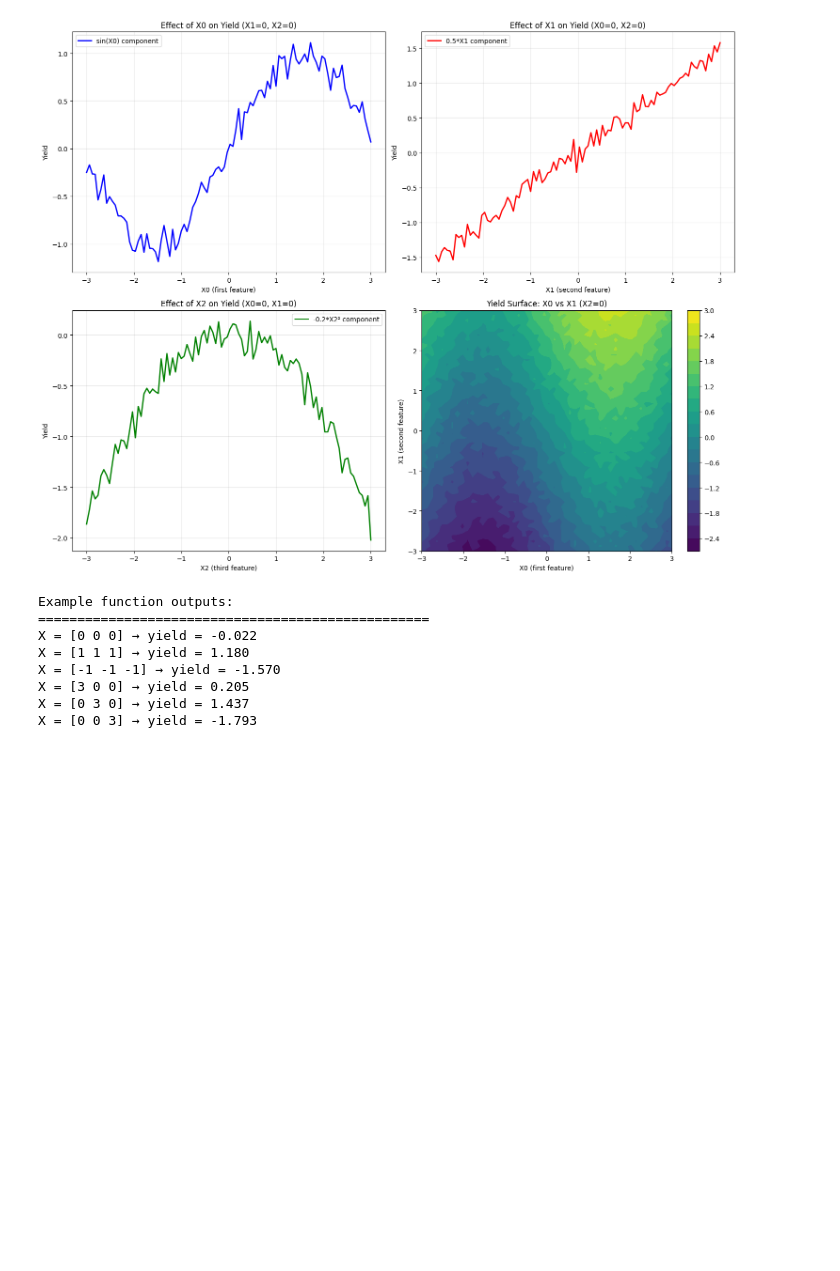
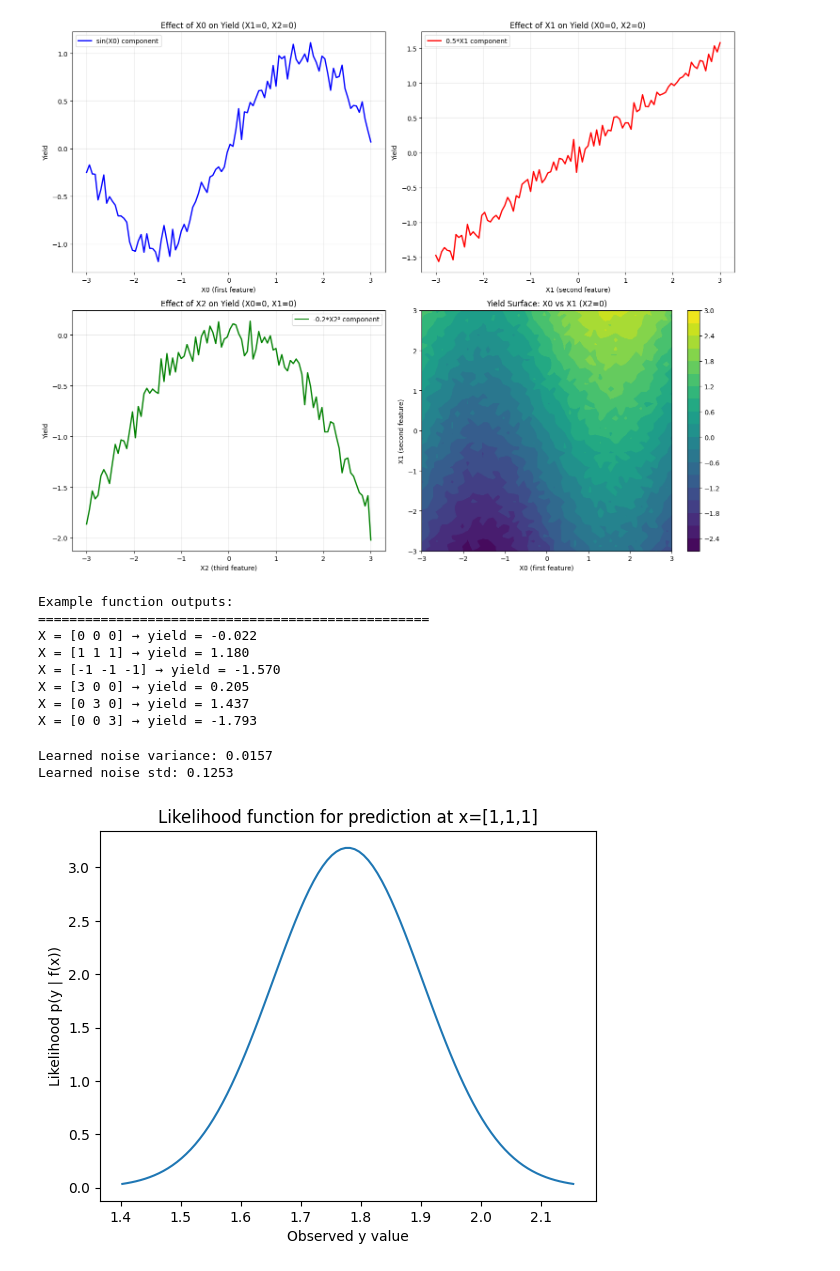
Before and after one commit to aditya1101/misc_projects, a Jupyter notebook: dbtl_gp_loop/01_dbtl_gpytorch_notebook.ipynb, the cells around one changed output. Drawn from its saved outputs; the diff is of its cells as text; code cells hidden in the pictures; blank space fills up the shorter version.

```diff
--- a/dbtl_gp_loop/01_dbtl_gpytorch_notebook.ipynb
+++ b/dbtl_gp_loop/01_dbtl_gpytorch_notebook.ipynb
@@ -192,4 +191,33 @@ for i in range(50):
     loss = -mll(output, y_train)
     loss.backward()
     optimizer.step()
+# %%
+# After training the GP model
+gp_model.eval()
+likelihood.eval()
+with torch.no_grad():
+    # Get the learned noise parameter
+    noise_var = likelihood.noise.item()
+    print(f"Learned noise variance: {noise_var:.4f}")
+    print(f"Learned noise std: {noise_var**0.5:.4f}")
+
+    # For a single prediction point
+    test_point = torch.tensor([[1.0, 1.0, 1.0]], dtype=X_train.dtype, device=X_train.device)
+    gp_output = gp_model(test_point)
+    mean_pred = gp_output.mean.item()
+
+    # The likelihood would be a Gaussian centered at mean_pred
+    import matplotlib.pyplot as plt
+    y_range = np.linspace(mean_pred - 3*noise_var**0.5, mean_pred + 3*noise_var**0.5, 100)
+    likelihood_vals = (1/np.sqrt(2*np.pi*noise_var)) * np.exp(-0.5*(y_range - mean_pred)**2/noise_var)
+
+    plt.plot(y_range, likelihood_vals)
+    plt.xlabel('Observed y value')
+    plt.ylabel('Likelihood p(y | f(x))')
+    plt.title(f'Likelihood function for prediction at x=[1,1,1]')
+    plt.show()
+# %% [output]
+Learned noise variance: 0.0157
+Learned noise std: 0.1253
+[figure, added]
 # %%
```
Also changed, not shown: parts of 3 cells of this notebook.
